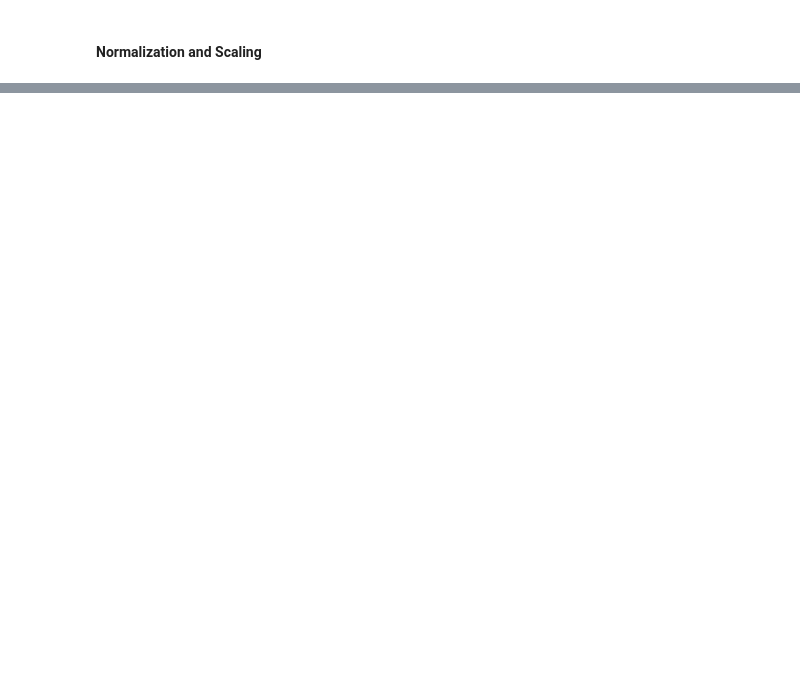
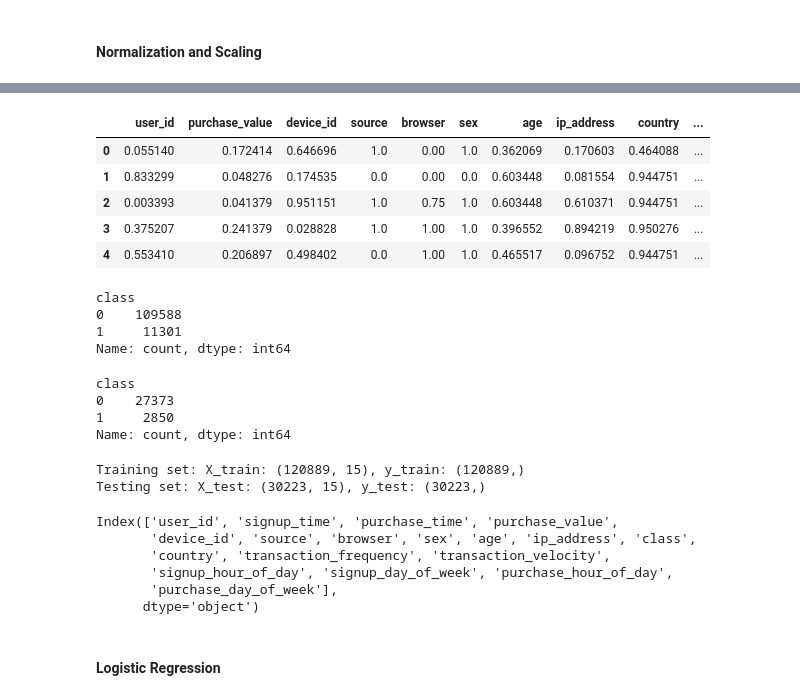
Before and after one commit to abrahamshimelis/fraud-detection, a Jupyter notebook: notebooks/data_analysis_and_preprocessing.ipynb, the cells around one changed output, grey strips where cells are left out. Cells and saved outputs as stored; diff of their text form; code cells hidden in the pictures; blank space fills up the shorter version.

```diff
--- a/notebooks/data_analysis_and_preprocessing.ipynb
+++ b/notebooks/data_analysis_and_preprocessing.ipynb
@@ -645,0 +693,3 @@ df_fraud.head()
+# %%
+# Define the feature columns
+feature_columns = df_fraud.columns.drop(['class', 'signup_time', 'purchase_time'])
@@ -645,0 +699,52 @@ df_fraud.head()
+# %%
+# Separate the features and the target
+X = df_fraud[feature_columns]
+y = df_fraud[target_column]
+
+# Split the data into training and testing sets
+X_train, X_test, y_train, y_test = train_test_split(X, y, test_size=0.2, random_state=42)
+# %%
+X.head()
+# %% [output]
+|  | user_id | purchase_value | device_id | source | browser | sex | age | ip_address | country | ... |
+| 0 | 0.055140 | 0.172414 | 0.646696 | 1.0 | 0.00 | 1.0 | 0.362069 | 0.170603 | 0.464088 | ... |
+| 1 | 0.833299 | 0.048276 | 0.174535 | 0.0 | 0.00 | 0.0 | 0.603448 | 0.081554 | 0.944751 | ... |
+| 2 | 0.003393 | 0.041379 | 0.951151 | 1.0 | 0.75 | 1.0 | 0.603448 | 0.610371 | 0.944751 | ... |
+| 3 | 0.375207 | 0.241379 | 0.028828 | 1.0 | 1.00 | 1.0 | 0.396552 | 0.894219 | 0.950276 | ... |
+| 4 | 0.553410 | 0.206897 | 0.498402 | 0.0 | 1.00 | 1.0 | 0.465517 | 0.096752 | 0.944751 | ... |
+# %%
+# checking for imbalance data
+y_train_summary = y_train.value_counts()
+print(y_train_summary)
+# %% [output]
+class
+0    109588
+1     11301
+Name: count, dtype: int64
+# %%
+# checking for imbalance data
+y_test_summary = y_test.value_counts()
+print(y_test_summary)
+# %% [output]
+class
+0    27373
+1     2850
+Name: count, dtype: int64
+# %%
+# Print the shapes of the training and testing sets
+print(f"Training set: X_train: {X_train.shape}, y_train: {y_train.shape}")
+print(f"Testing set: X_test: {X_test.shape}, y_test: {y_test.shape}")
+# %% [output]
+Training set: X_train: (120889, 15), y_train: (120889,)
+Testing set: X_test: (30223, 15), y_test: (30223,)
+# %%
+print(df_fraud.columns)
+# %% [output]
+Index(['user_id', 'signup_time', 'purchase_time', 'purchase_value',
+       'device_id', 'source', 'browser', 'sex', 'age', 'ip_address', 'class',
+       'country', 'transaction_frequency', 'transaction_velocity',
+       'signup_hour_of_day', 'signup_day_of_week', 'purchase_hour_of_day',
+       'purchase_day_of_week'],
+      dtype='object')
+# %% [markdown]
+#### Logistic Regression
```
Also changed, not shown: parts of 26 cells of this notebook.
